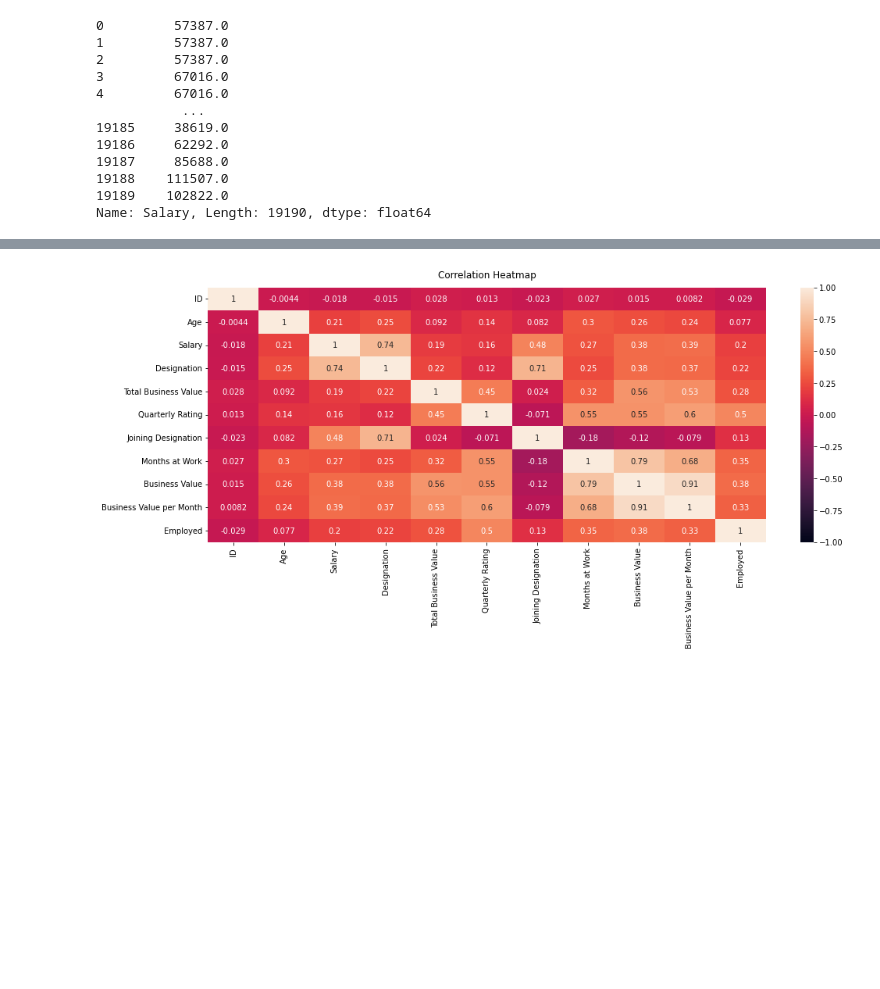
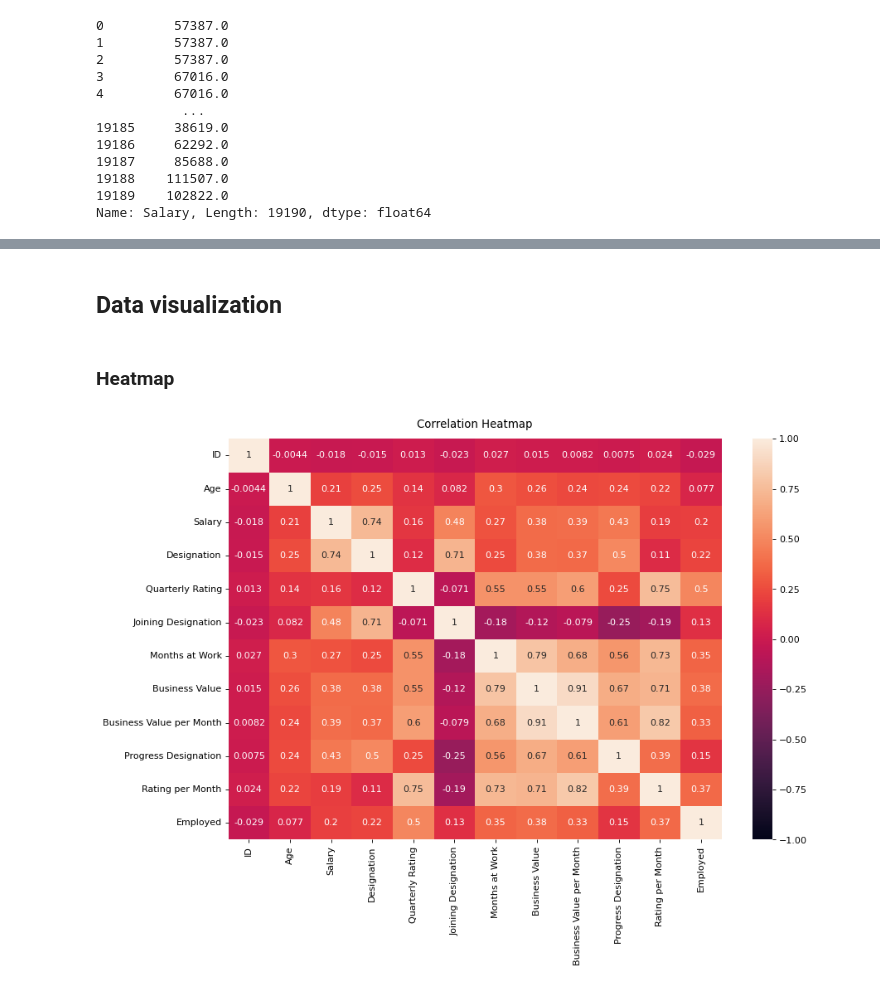
Before and after one commit to mikolajhojda/Business-Hackathon-2022, a Jupyter notebook: HR.ipynb, the cells around one changed output, grey strips where cells are left out. Cells and saved outputs as stored; diff of their text form; code cells hidden in the pictures; blank space fills up the shorter version.

Commit message:
more visualizations added

```diff
--- a/HR.ipynb
+++ b/HR.ipynb
@@ -219,0 +134,12 @@ print(df.head())
+# %%
+df['Date of Joining'] = df["Date of Joining"].apply(lambda x: x.replace('August','08'))
+df['Date of Joining'] = df["Date of Joining"].apply(lambda x: x.replace(' ', '.'))
+df['Date of Joining'] = df["Date of Joining"].apply(lambda x: x.replace('Oct', '10'))
+df['Date of Joining'] = df['Date of Joining'].apply(lambda x: '0'+x  if len(x.split('.')[0])==1 else x)
+df['Date of Joining'] = df['Date of Joining'].apply(lambda x: x[:-2] + '20' + x[-2:] if len(x)<10 else x)
+df['Date of Joining'] = df["Date of Joining"].apply(lambda x: x.split('.')[1] + '.' + x.split('.')[0] + '.' + x[-4:] if int(x.split('.')[1])>12 else x)
+df['Date of Joining'] = df['Date of Joining'].apply(lambda x: datetime.strptime(x, '%d.%m.%Y'))
+# %%
+df['Last Working Date'] = df['Last Working Date'].apply(lambda x: datetime.strptime(str(x), '%d.%m.%Y') if pd.isnull(x)==False else x)
+# %%
+df['Month'] = df['Month'].apply(lambda x: datetime.strptime(str(x), '%d.%m.%Y'))
@@ -250,7 +175,11 @@ df.loc[:, ['Date', 'ID', 'Age', 'Gender', 'City', 'Education Level', 'Salary', '
 # %%
 df['Months at Work'] = df.groupby('ID')['ID'].transform('count')
 df['Business Value'] = df.groupby('ID')['Total Business Value'].transform('sum')
-df['Business Value per Month'] = df.apply(lambda row: int(row['Business Value']/row['Months at Work']),axis=1)
-df['Employed'] = df.groupby('ID')['Last Working Date'].transform('sum')
+df['Business Value per Month'] = df.apply(lambda row: np.round(float(row['Business Value']/row['Months at Work']),decimals=2),axis=1)
+df['Progress Designation'] = df.apply(lambda row: int(row['Designation']-row['Joining Designation']),axis=1)
+df['Total Rating'] = df.groupby('ID')['Quarterly Rating'].transform('sum')
+df['Rating per Month'] = df.apply(lambda row: float(row['Total Rating']/row['Months at Work']),axis=1)
+df.drop('Total Rating', inplace=True, axis=1)
+df['Employed'] = df.groupby('ID')['Last Working Date'].transform('count')
 df['Employed'] = df['Employed'].apply(lambda x: False if x!=0 else True)
-df
+df.drop('Total Business Value', axis='columns', inplace=True)
@@ -289,7 +204,12 @@ df
+# %% [markdown]
+## Data visualization
+# %% [markdown]
+### Heatmap
 # %%
-plt.figure(figsize=(16, 6))
+plt.figure(figsize=(12, 8), dpi=80)
 
-heatmap = sns.heatmap(df.corr(), vmin=-1, vmax=1, annot=True)
-heatmap.set_title('Correlation Heatmap', fontdict={'fontsize':12}, pad=12);
+heatmap = sns.heatmap(df.corr(), vmin=-1, vmax=1, annot=True, cmap='rocket')
+heatmap.set_title('Correlation Heatmap', fontdict={'fontsize':12}, pad=12)
+plt.show()
 # %% [output]
-[figure, old version]
+[figure, new version]
```
Also changed, not shown: parts of 75 cells of this notebook.
